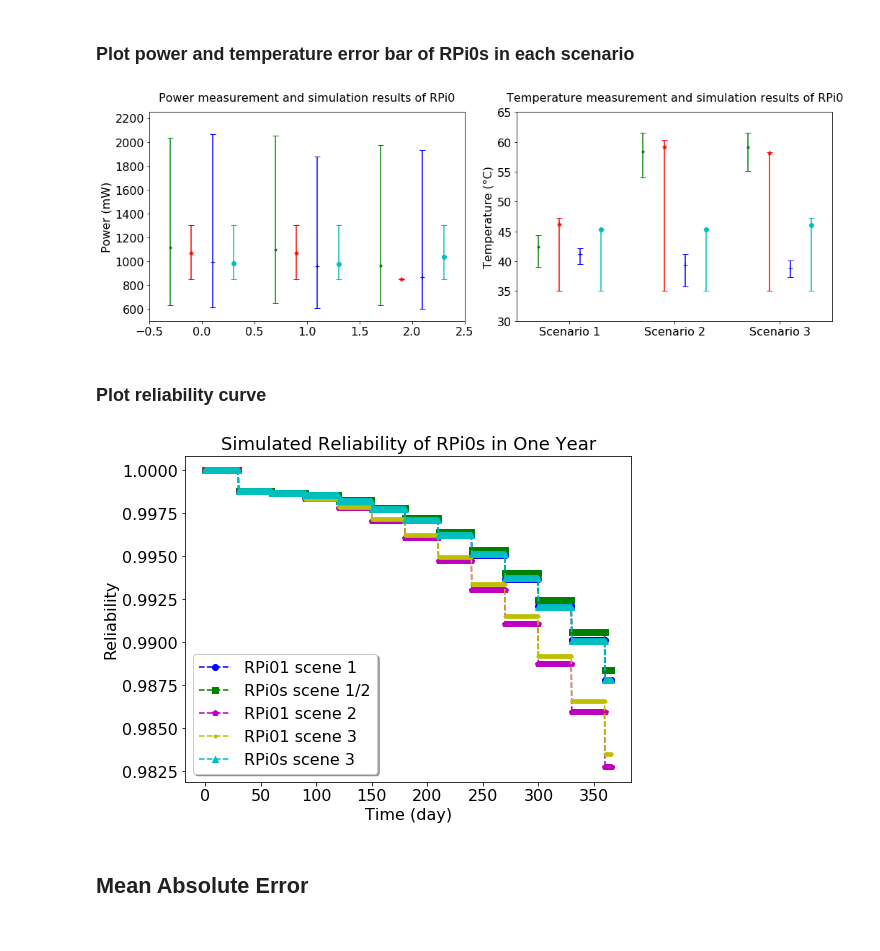
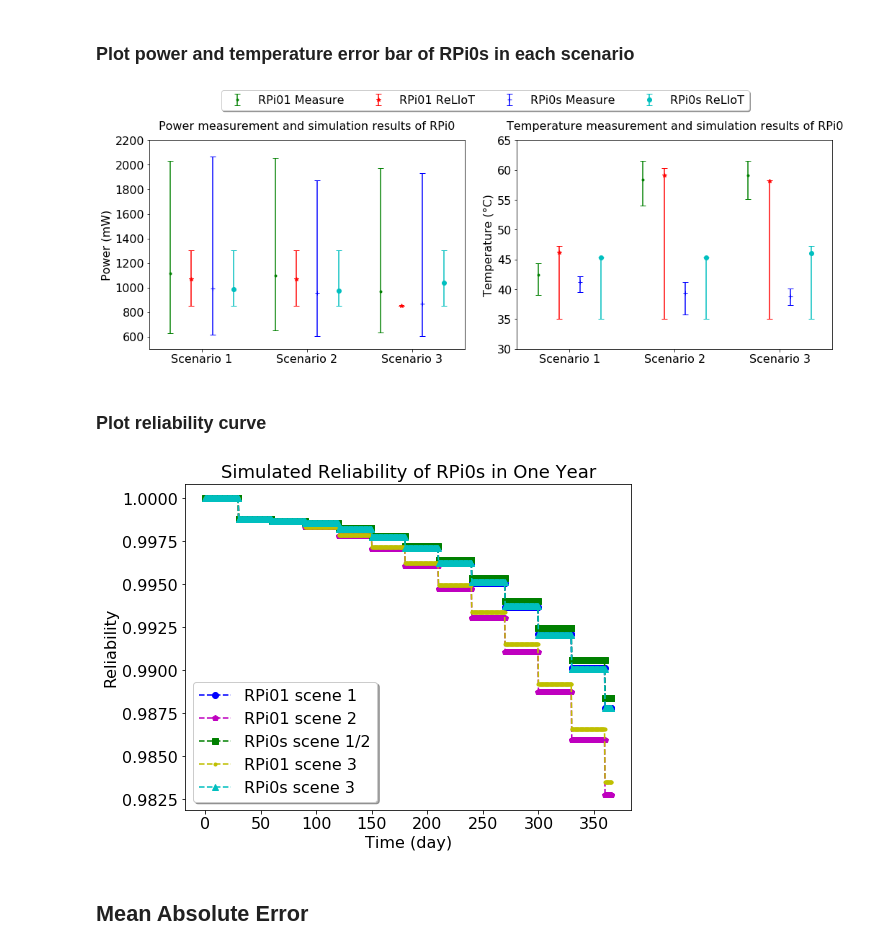
Before and after one commit to UCSD-SEELab/iotsim-validation, a Jupyter notebook: data/reliot-plot/plot.ipynb, the cells around one changed output. Saved outputs shown, nothing was run; the diff lists cells and outputs as text; code cells hidden in the pictures.

Commit message:
replot power and temp figures

```diff
--- a/data/reliot-plot/plot.ipynb
+++ b/data/reliot-plot/plot.ipynb
@@ -191,7 +191,7 @@ rpi01_s_mean, rpi01_s_higherr, rpi01_s_lowerr = formalize(rpi01_s)
 rpi0s_m_mean, rpi0s_m_higherr, rpi0s_m_lowerr = formalize(rpi0s_m)
 rpi0s_s_mean, rpi0s_s_higherr, rpi0s_s_lowerr = formalize(rpi0s_s)
 
-fig, (ax1, ax2) = plt.subplots(1, 2, sharex=False, sharey=False, figsize=(15,5))
+fig, (ax1, ax2) = plt.subplots(1, 2, sharex=True, sharey=False, figsize=(15,5))
 #ax = plt.gca()
 x_pos = range(3)
 x_rpi01_m = [x-0.3 for x in x_pos]
@@ -209,14 +209,10 @@ ax1.errorbar(x_rpi0s_s, rpi0s_s_mean, yerr=[rpi0s_s_lowerr, rpi0s_s_higherr], \
 
 plt.xticks(np.arange(3), ['Scenario 1', 'Scenario 2', 'Scenario 3'])
 ax1.set_xlim(left=-0.5, right=2.5)
-ax1.set_ylim(bottom=500, top=2250)
+ax1.set_ylim(bottom=500, top=2200)
 ax1.set_ylabel("Power (mW)", fontsize=16)
 ax1.tick_params(labelsize=16)
 ax1.set_title("Power measurement and simulation results of RPi0", fontsize=16, pad=15)
-#lgd = ax1.legend(loc='upper right', bbox_to_anchor=(1.3, 1.00), fontsize=16, facecolor='white', \
-#               shadow=True, fancybox=True)
-
-#plt.savefig('./power.png', dpi=300, bbox_extra_artists=(lgd,), bbox_inches='tight')
 
 rpi01_m = []
 rpi01_m.append([42.46, 44.4, 39.0]) # RPi01 scene 1 measure
@@ -237,49 +233,52 @@ rpi0s_m.append([38.79, 40.1, 37.4]) # RPi0s scene 3 measure
 rpi0s_s = []
 rpi0s_s.append([45.30159098360656, 45.3347, 35.0]) # RPi0s scene 1 reliot
 rpi0s_s.append([45.30159098360656, 45.3347, 35.0]) # RPi0s scene 2 reliot
 rpi0s_s.append([46.01118551912568, 47.3278, 35.0]) # RPi0s scene 3 reliot
 
 
 rpi01_m_mean, rpi01_m_higherr, rpi01_m_lowerr = formalize(rpi01_m)
 rpi01_s_mean, rpi01_s_higherr, rpi01_s_lowerr = formalize(rpi01_s)
 rpi0s_m_mean, rpi0s_m_higherr, rpi0s_m_lowerr = formalize(rpi0s_m)
 rpi0s_s_mean, rpi0s_s_higherr, rpi0s_s_lowerr = formalize(rpi0s_s)
 
 
 x_pos = range(3)
 x_rpi01_m = [x-0.3 for x in x_pos]
 x_rpi01_s = [x-0.1 for x in x_pos]
 x_rpi0s_m = [x+0.1 for x in x_pos]
 x_rpi0s_s = [x+0.3 for x in x_pos]
 ax2.errorbar(x_rpi01_m, rpi01_m_mean, yerr=[rpi01_m_lowerr, rpi01_m_higherr], \
-            fmt='g.', ecolor='g', elinewidth=1.5, capsize=4, label='RPi01 Measure')
+            fmt='g.', ecolor='g', elinewidth=1.5, capsize=4)
 ax2.errorbar(x_rpi01_s, rpi01_s_mean, yerr=[rpi01_s_lowerr, rpi01_s_higherr], \
-            fmt='r*', ecolor='r', elinewidth=1.5, capsize=4, label='RPi01 ReLIoT')
+            fmt='r*', ecolor='r', elinewidth=1.5, capsize=4)
 ax2.errorbar(x_rpi0s_m, rpi0s_m_mean, yerr=[rpi0s_m_lowerr, rpi0s_m_higherr], \
-            fmt='b+', ecolor='b', elinewidth=1.5, capsize=4, label='RPi0s Measure')
+            fmt='b+', ecolor='b', elinewidth=1.5, capsize=4)
 ax2.errorbar(x_rpi0s_s, rpi0s_s_mean, yerr=[rpi0s_s_lowerr, rpi0s_s_higherr], \
-            fmt='co', ecolor='c', elinewidth=1.5, capsize=4, label='RPi0s ReLIoT')
+            fmt='co', ecolor='c', elinewidth=1.5, capsize=4)
 
 plt.xticks(np.arange(3), ['Scenario 1', 'Scenario 2', 'Scenario 3'])
 ax2.set_xlim(left=-0.5, right=2.5)
 ax2.set_ylim(bottom=30, top=65)
 ax2.set_ylabel("Temperature (°C)", fontsize=16)
 ax2.tick_params(labelsize=16)
 ax2.set_title("Temperature measurement and simulation results of RPi0", fontsize=16, pad=15)
-#ax2.legend(loc='upper left', bbox_to_anchor=(0, 1.00), fontsize=14, facecolor='white', \
-#         shadow=True, fancybox=True)
+lgd = fig.legend(loc='upper center', fontsize=16, facecolor='white', \
+        shadow=True, fancybox=True, ncol=4, bbox_to_anchor=(0.5, 1.1))
+
 plt.tight_layout()
-plt.show()
+plt.savefig('./powertemp.png', dpi=300, bbox_extra_artists=(lgd,), bbox_inches='tight')
+
+#plt.show()
 # %% [output]
-[figure, old version]
+[figure, new version]
 # %% [markdown]
 ### Plot reliability curve
 # %%
 fig = plt.figure(figsize=(8,6))
 t = rpi01[:, t_idx]
 plt.plot(t, rel_rpi01_s1, 'b--o', label='RPi01 scene 1') # b--o
+plt.plot(t, rel_rpi01_s2, 'm--p', label='RPi01 scene 2') # m--p
 plt.plot(t, rel_rpi0s_s1, 'g--s', label='RPi0s scene 1/2') # r--s
-plt.plot(t, rel_rpi01_s2, 'm--p', label='RPi01 scene 2') # m--p
 #plt.plot(t, rel_rpi0s_s2, 'r--*', label='RPi0s scene 2') # c--*
 plt.plot(t, rel_rpi01_s3, 'y--.', label='RPi01 scene 3') # y--v
 plt.plot(t, rel_rpi0s_s3, 'c--^', label='RPi0s scene 3') # g--^
@@ -293,7 +292,7 @@ plt.title("Simulated Reliability of RPi0s in One Year", fontsize=18)
 
 plt.savefig('./rel.png', dpi=300)
 # %% [output]
-[figure, old version]
+[figure, new version]
 # %% [markdown]
 ## Mean Absolute Error
 # %%
```
Also changed, not shown: 4 other files.
